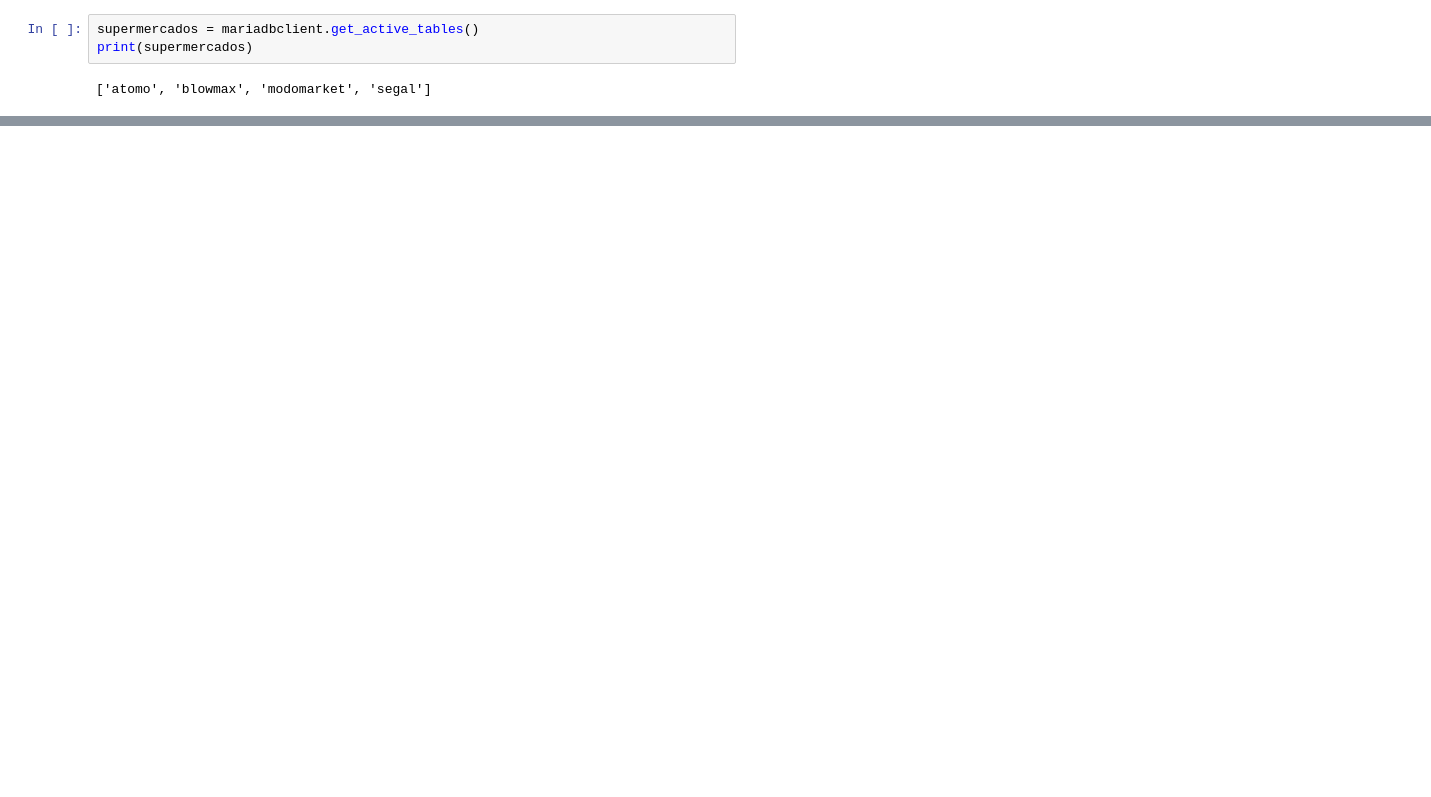
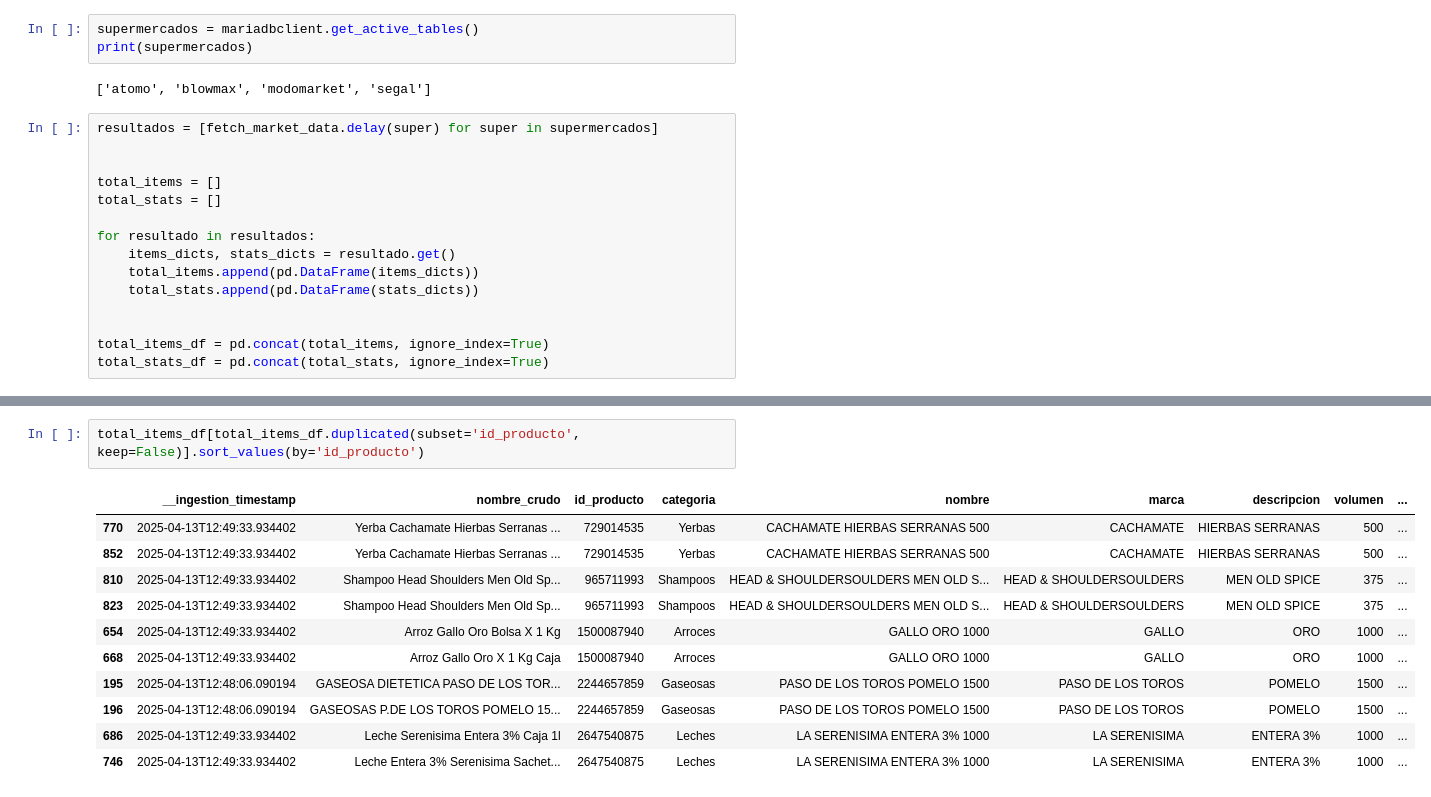
Before and after one commit to martingreyes/TIF-Reyes, a Jupyter notebook: CronJob/pruba.ipynb, the cells around one changed output, grey strips where cells are left out. Drawn from its saved outputs; the diff is of its cells as text; blank space fills up the shorter version.

```diff
--- a/CronJob/pruba.ipynb
+++ b/CronJob/pruba.ipynb
@@ -10,4 +11,19 @@ supermercados = mariadbclient.get_active_tables()
 print(supermercados)
 # %% [output]
 ['atomo', 'blowmax', 'modomarket', 'segal']
+# %%
+resultados = [fetch_market_data.delay(super) for super in supermercados]
+
+
+total_items = []
+total_stats = []
+
+for resultado in resultados:
+    items_dicts, stats_dicts = resultado.get()
+    total_items.append(pd.DataFrame(items_dicts))
+    total_stats.append(pd.DataFrame(stats_dicts))
+
+
+total_items_df = pd.concat(total_items, ignore_index=True)
+total_stats_df = pd.concat(total_stats, ignore_index=True)
 # %%
@@ -41 +61,15 @@ display(total_items_df)
+# %%
+total_items_df[total_items_df.duplicated(subset='id_producto', keep=False)].sort_values(by='id_producto')
+# %% [output]
+|  | __ingestion_timestamp | nombre_crudo | id_producto | categoria | nombre | marca | descripcion | volumen | ... |
+| 770 | 2025-04-13T12:49:33.934402 | Yerba Cachamate Hierbas Serranas ... | 729014535 | Yerbas | CACHAMATE HIERBAS SERRANAS 500 | CACHAMATE | HIERBAS SERRANAS | 500 | ... |
+| 852 | 2025-04-13T12:49:33.934402 | Yerba Cachamate Hierbas Serranas ... | 729014535 | Yerbas | CACHAMATE HIERBAS SERRANAS 500 | CACHAMATE | HIERBAS SERRANAS | 500 | ... |
+| 810 | 2025-04-13T12:49:33.934402 | Shampoo Head Shoulders Men Old Sp... | 965711993 | Shampoos | HEAD & SHOULDERSOULDERS MEN OLD S... | HEAD & SHOULDERSOULDERS | MEN OLD SPICE | 375 | ... |
+| 823 | 2025-04-13T12:49:33.934402 | Shampoo Head Shoulders Men Old Sp... | 965711993 | Shampoos | HEAD & SHOULDERSOULDERS MEN OLD S... | HEAD & SHOULDERSOULDERS | MEN OLD SPICE | 375 | ... |
+| 654 | 2025-04-13T12:49:33.934402 | Arroz Gallo Oro Bolsa X 1 Kg | 1500087940 | Arroces | GALLO ORO 1000 | GALLO | ORO | 1000 | ... |
+| 668 | 2025-04-13T12:49:33.934402 | Arroz Gallo Oro X 1 Kg Caja | 1500087940 | Arroces | GALLO ORO 1000 | GALLO | ORO | 1000 | ... |
+| 195 | 2025-04-13T12:48:06.090194 | GASEOSA DIETETICA PASO DE LOS TOR... | 2244657859 | Gaseosas | PASO DE LOS TOROS POMELO 1500 | PASO DE LOS TOROS | POMELO | 1500 | ... |
+| 196 | 2025-04-13T12:48:06.090194 | GASEOSAS P.DE LOS TOROS POMELO 15... | 2244657859 | Gaseosas | PASO DE LOS TOROS POMELO 1500 | PASO DE LOS TOROS | POMELO | 1500 | ... |
+| 686 | 2025-04-13T12:49:33.934402 | Leche Serenisima Entera 3% Caja 1l | 2647540875 | Leches | LA SERENISIMA ENTERA 3% 1000 | LA SERENISIMA | ENTERA 3% | 1000 | ... |
+| 746 | 2025-04-13T12:49:33.934402 | Leche Entera 3% Serenisima Sachet... | 2647540875 | Leches | LA SERENISIMA ENTERA 3% 1000 | LA SERENISIMA | ENTERA 3% | 1000 | ... |
 # %%
```
Also changed, not shown: parts of 6 cells of this notebook, 10 other files.
